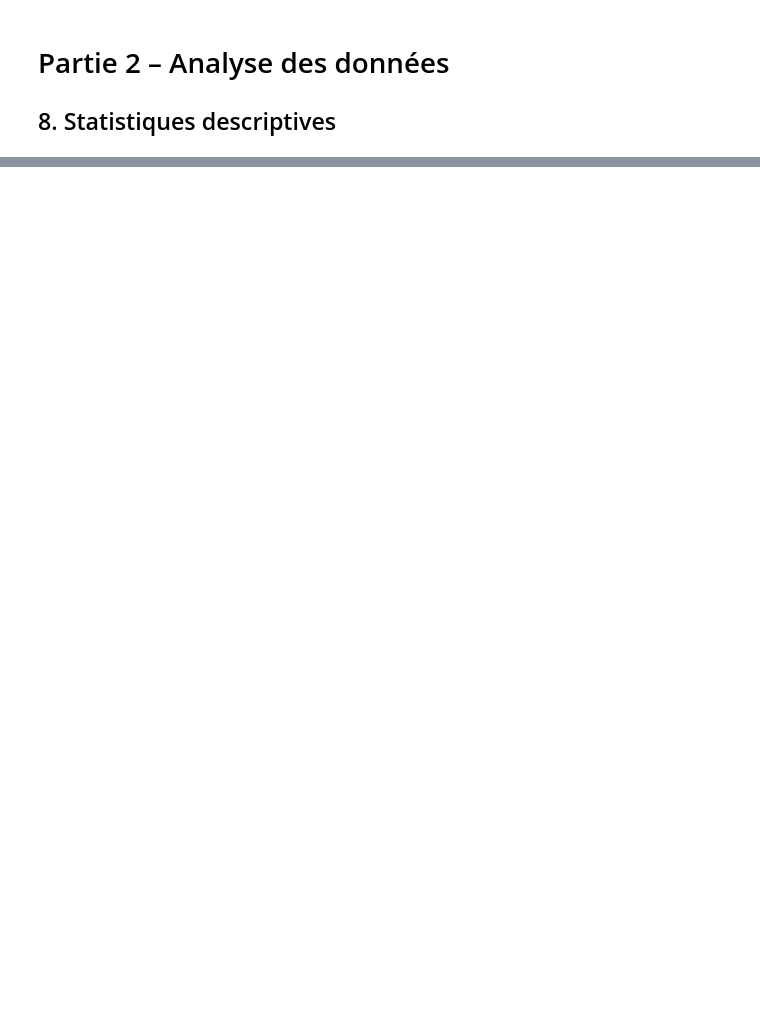
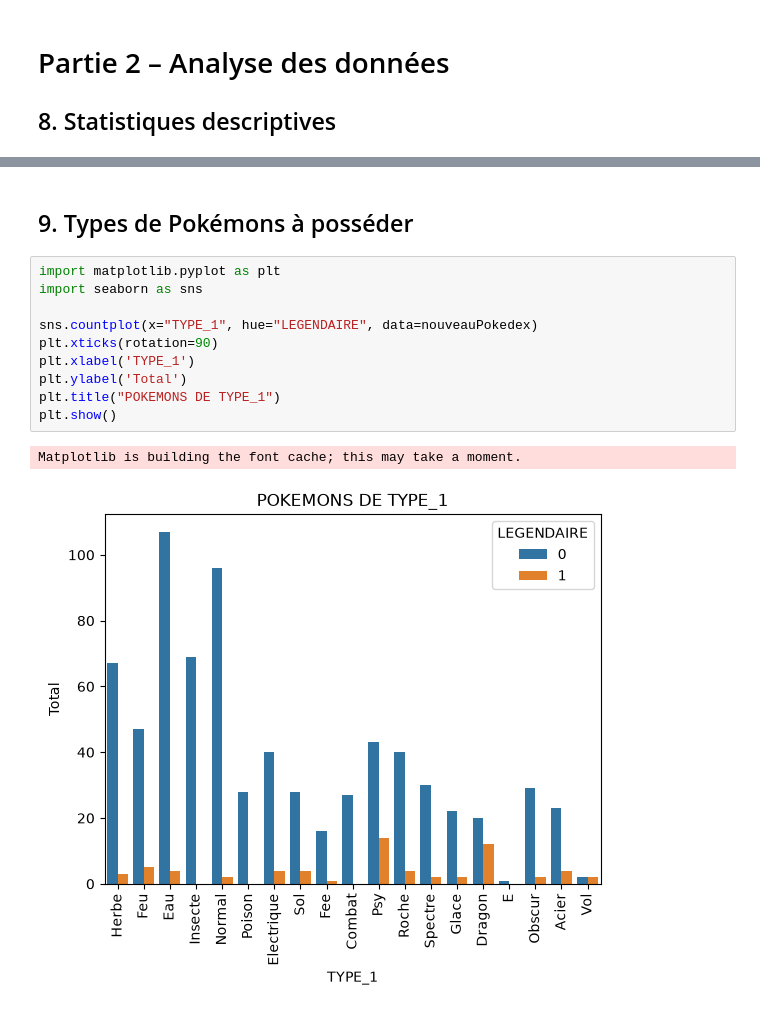
Before and after one commit to seanngg/420-5G4-ML, a Jupyter notebook: apprentissage/partie1.ipynb, the cells around one changed output, grey strips where cells are left out. Saved outputs shown, nothing was run; the diff lists cells and outputs as text; blank space fills up the shorter version.

Commit message:
[FEAT] Partie 2: répartition des Pokémons par type

```diff
--- a/apprentissage/partie1.ipynb
+++ b/apprentissage/partie1.ipynb
@@ -241,3 +301,18 @@ nouveauPokedex.describe()
 | 50% | 400.5000 | 65.000000 | 75.000000 | 70.000000 | 65.000000 | 70.000000 | ... |
 | 75% | 600.2500 | 80.000000 | 100.000000 | 90.000000 | 95.000000 | 90.000000 | ... |
 | max | 800.0000 | 255.000000 | 190.000000 | 230.000000 | 194.000000 | 230.000000 | ... |
+# %% [markdown]
+## 9. Types de Pokémons à posséder
+# %%
+import matplotlib.pyplot as plt
+import seaborn as sns
+
+sns.countplot(x="TYPE_1", hue="LEGENDAIRE", data=nouveauPokedex)
+plt.xticks(rotation=90)
+plt.xlabel('TYPE_1')
+plt.ylabel('Total')
+plt.title("POKEMONS DE TYPE_1")
+plt.show()
+# %% [output]
+Matplotlib is building the font cache; this may take a moment.
+[figure, added]
```
Also changed, not shown: parts of 15 cells of this notebook.
